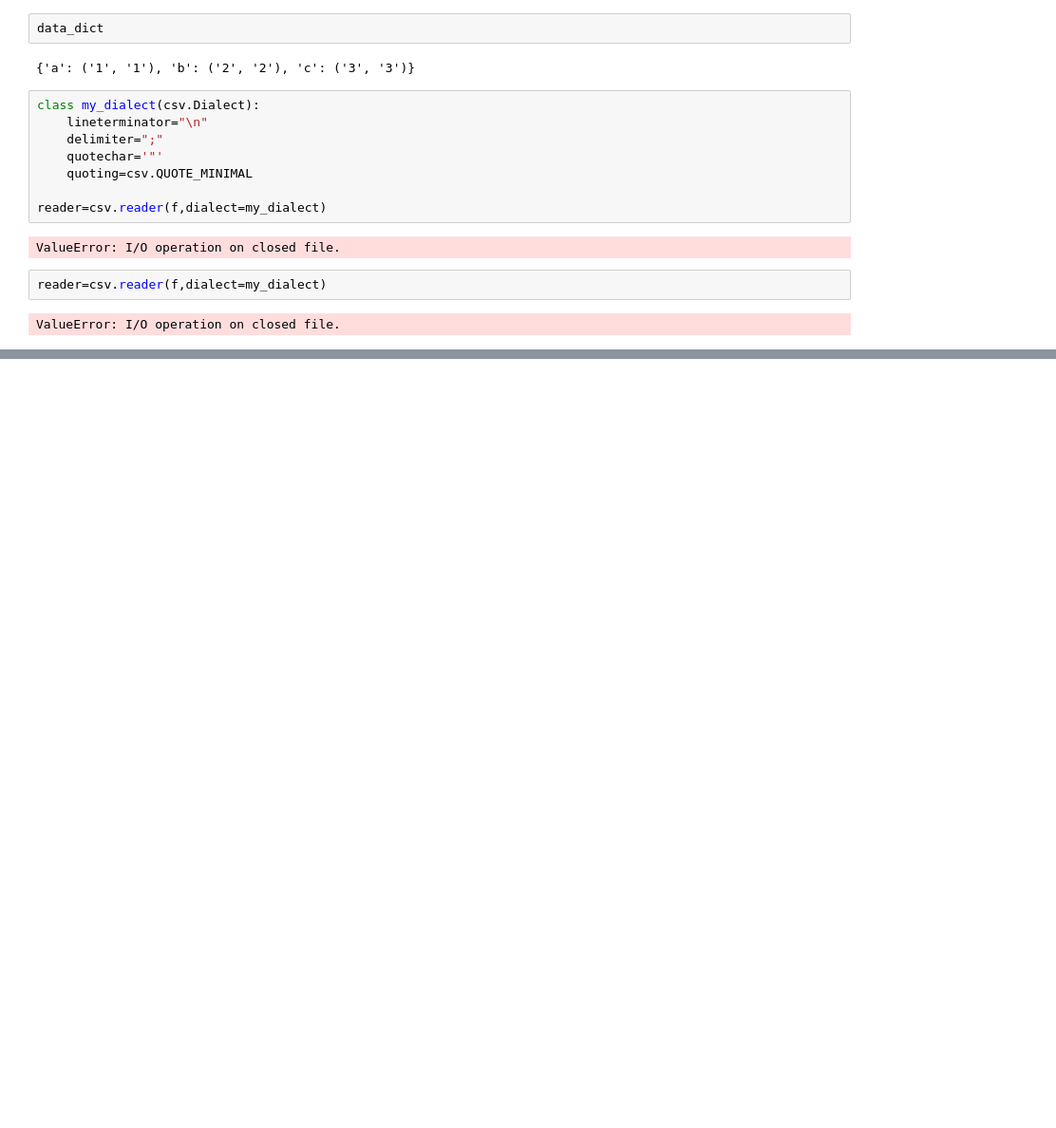
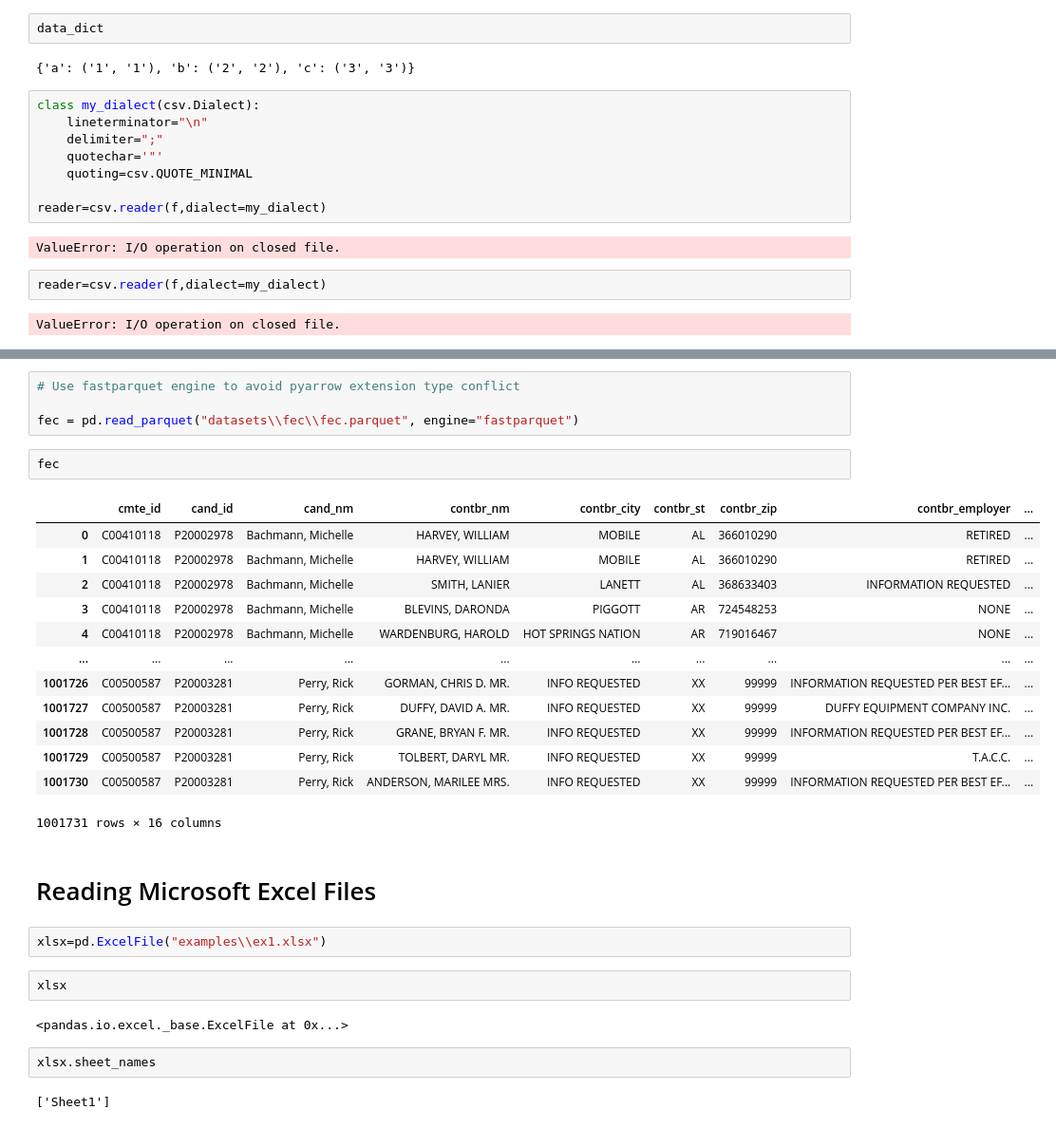
Before and after one commit to x-neon-nexus-o/Data_Science_MasterClass, a Jupyter notebook: Numpy and Pandas and Data Visualization with Analysis/Data Loading, Storage, and File Formats.ipynb, the cells around one changed output, grey strips where cells are left out. Shown at 95% size. Cells and saved outputs as stored; diff of their text form; blank space fills up the shorter version.

```diff
--- a/Numpy and Pandas and Data Visualization with Analysis/Data Loading, Storage, and File Formats.ipynb
+++ b/Numpy and Pandas and Data Visualization with Analysis/Data Loading, Storage, and File Formats.ipynb
@@ -440,0 +620,32 @@ plt.show()
+# %%
+# Use fastparquet engine to avoid pyarrow extension type conflict
+
+fec = pd.read_parquet("datasets\\fec\\fec.parquet", engine="fastparquet")
+# %%
+fec
+# %% [output]
+|  | cmte_id | cand_id | cand_nm | contbr_nm | contbr_city | contbr_st | contbr_zip | contbr_employer | ... |
+| 0 | C00410118 | P20002978 | Bachmann, Michelle | HARVEY, WILLIAM | MOBILE | AL | 366010290 | RETIRED | ... |
+| 1 | C00410118 | P20002978 | Bachmann, Michelle | HARVEY, WILLIAM | MOBILE | AL | 366010290 | RETIRED | ... |
+| 2 | C00410118 | P20002978 | Bachmann, Michelle | SMITH, LANIER | LANETT | AL | 368633403 | INFORMATION REQUESTED | ... |
+| 3 | C00410118 | P20002978 | Bachmann, Michelle | BLEVINS, DARONDA | PIGGOTT | AR | 724548253 | NONE | ... |
+| 4 | C00410118 | P20002978 | Bachmann, Michelle | WARDENBURG, HAROLD | HOT SPRINGS NATION | AR | 719016467 | NONE | ... |
+| ... | ... | ... | ... | ... | ... | ... | ... | ... | ... |
+| 1001726 | C00500587 | P20003281 | Perry, Rick | GORMAN, CHRIS D. MR. | INFO REQUESTED | XX | 99999 | INFORMATION REQUESTED PER BEST EF... | ... |
+| 1001727 | C00500587 | P20003281 | Perry, Rick | DUFFY, DAVID A. MR. | INFO REQUESTED | XX | 99999 | DUFFY EQUIPMENT COMPANY INC. | ... |
+| 1001728 | C00500587 | P20003281 | Perry, Rick | GRANE, BRYAN F. MR. | INFO REQUESTED | XX | 99999 | INFORMATION REQUESTED PER BEST EF... | ... |
+| 1001729 | C00500587 | P20003281 | Perry, Rick | TOLBERT, DARYL MR. | INFO REQUESTED | XX | 99999 | T.A.C.C. | ... |
+| 1001730 | C00500587 | P20003281 | Perry, Rick | ANDERSON, MARILEE MRS. | INFO REQUESTED | XX | 99999 | INFORMATION REQUESTED PER BEST EF... | ... |
+1001731 rows × 16 columns
+# %% [markdown]
+# Reading Microsoft Excel Files
+# %%
+xlsx=pd.ExcelFile("examples\\ex1.xlsx")
+# %%
+xlsx
+# %% [output]
+<pandas.io.excel._base.ExcelFile at 0x...>
+# %%
+xlsx.sheet_names
+# %% [output]
+['Sheet1']
```
Also changed, not shown: parts of 86 cells of this notebook, 4 other files.
